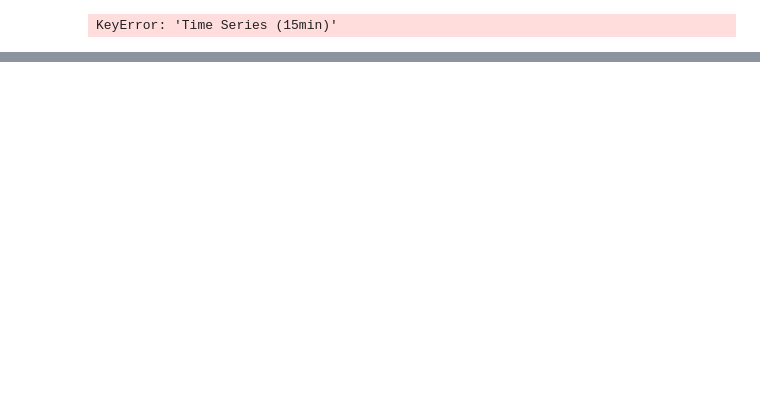
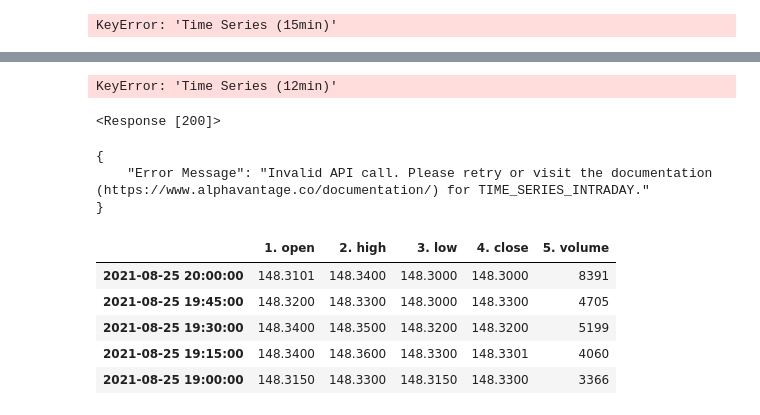
Before and after one commit to tutecode/APIs-Market-Data, a Jupyter notebook: APIs-MarketData.ipynb, the cells around one changed output, grey strips where cells are left out. Drawn from its saved outputs; the diff is of its cells as text; code cells hidden in the pictures; blank space fills up the shorter version.

```diff
--- a/APIs-MarketData.ipynb
+++ b/APIs-MarketData.ipynb
@@ -137,0 +138,67 @@ data.head()
+# %%
+data = getIntra(function='TIME_SERIES_INTRADAY', symbol='AAPL', interval='12min', size='compact', token='ZWDF2CNNPSO3CAGY')
+data.head()
+# %% [output]
+KeyError: 'Time Series (12min)'
+# %%
+def getIntra(function, symbol, interval, size, token):
+    url = 'https://www.alphavantage.co/query'
+    parametros = {'function': function, 'symbol': symbol, 'interval': interval, 'outputsize': size, 'apikey': token}
+
+    r = requests.get(url, params=parametros)
+
+    # Comento la linea que falla en adelante
+
+    # data = r.json()['Time Series ('+interval+')']
+    # dataDF = pd.DataFrame.from_dict(data, orient='index')
+    # return dataDF
+
+    # Y mando la imporesión en pantalla del response
+    print(r)
+
+data = getIntra(function='TIME_SERIES_INTRADAY', symbol='AAPL', interval='12min', size='compact', token='ZWDF2CNNPSO3CAGY')
+# %% [output]
+<Response [200]>
+# %%
+def getIntra(function, symbol, interval, size, token):
+    url = 'https://www.alphavantage.co/query'
+    parametros = {'function': function, 'symbol': symbol, 'interval': interval, 'outputsize': size, 'apikey': token}
+
+    r = requests.get(url, params=parametros)
+
+    # Comento la linea que falla en adelante
+
+    # data = r.json()['Time Series ('+interval+')']
+    # dataDF = pd.DataFrame.from_dict(data, orient='index')
+    # return dataDF
+
+    # Y mando la imporesión en pantalla del response
+    print(r.text)
+
+data = getIntra(function='TIME_SERIES_INTRADAY', symbol='AAPL', interval='12min', size='compact', token='ZWDF2CNNPSO3CAGY')
+# %% [output]
+{
+    "Error Message": "Invalid API call. Please retry or visit the documentation (https://www.alphavantage.co/documentation/) for TIME_SERIES_INTRADAY."
+}
+# %%
+TOKEN = 'ZWDF2CNNPSO3CAGY'
+
+def getIntra(function, symbol, interval, size):
+    url = 'https://www.alphavantage.co/query'
+    parametros = {'function': function, 'symbol': symbol, 'interval': interval, 'outputsize': size, 'apikey': TOKEN}
+
+    r = requests.get(url, params=parametros)
+
+    data = r.json()['Time Series ('+interval+')']
+    dataDF = pd.DataFrame.from_dict(data, orient='index')
+    return dataDF
+
+data = getIntra(function='TIME_SERIES_INTRADAY', symbol='AAPL', interval='15min', size='compact')
+data.head()
+# %% [output]
+|  | 1. open | 2. high | 3. low | 4. close | 5. volume |
+| 2021-08-25 20:00:00 | 148.3101 | 148.3400 | 148.3000 | 148.3000 | 8391 |
+| 2021-08-25 19:45:00 | 148.3200 | 148.3300 | 148.3000 | 148.3300 | 4705 |
+| 2021-08-25 19:30:00 | 148.3400 | 148.3500 | 148.3200 | 148.3200 | 5199 |
+| 2021-08-25 19:15:00 | 148.3400 | 148.3600 | 148.3300 | 148.3301 | 4060 |
+| 2021-08-25 19:00:00 | 148.3150 | 148.3300 | 148.3150 | 148.3300 | 3366 |
```
Also changed, not shown: parts of 6 cells of this notebook.
